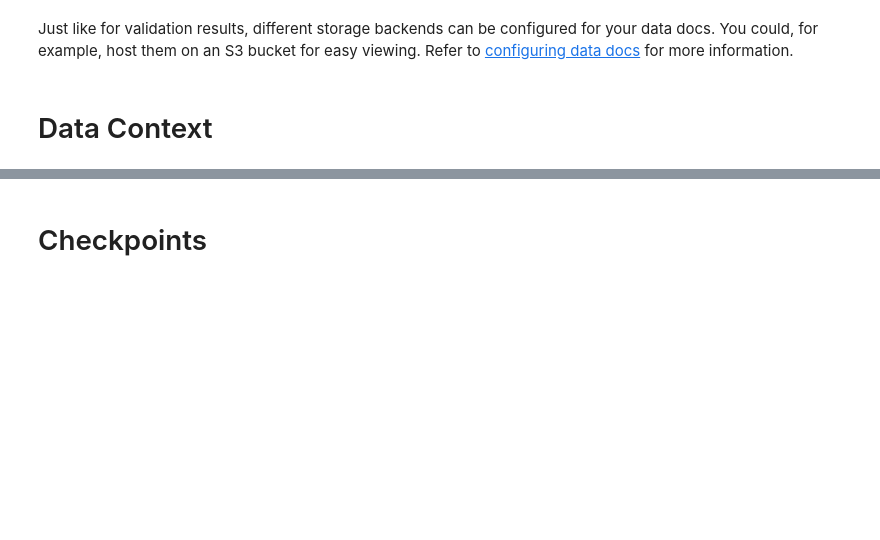
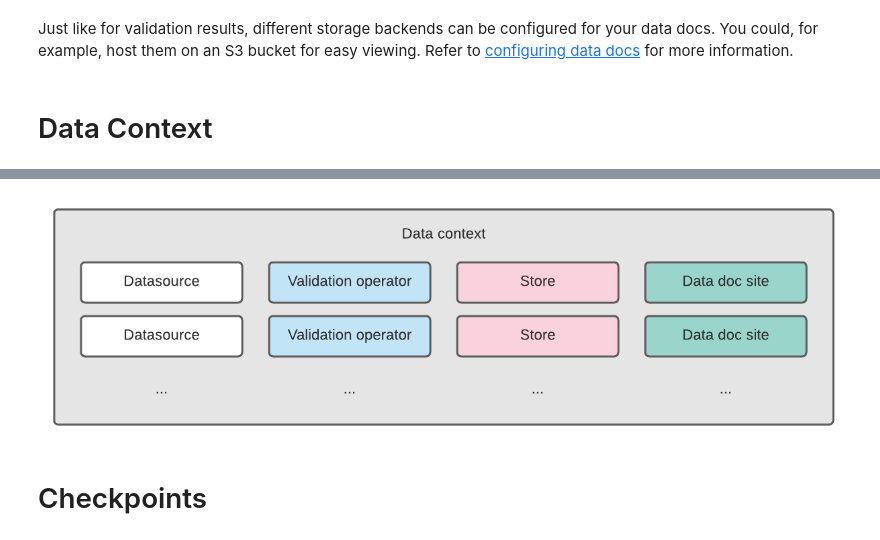
Before and after one commit to datarootsio/tutorial-great-expectations, a Jupyter notebook: tutorial-great_expectations.ipynb, the cells around one changed output, grey strips where cells are left out. Drawn from its saved outputs; the diff is of its cells as text; code cells hidden in the pictures; blank space fills up the shorter version.

```diff
--- a/tutorial-great_expectations.ipynb
+++ b/tutorial-great_expectations.ipynb
@@ -419,3 +422,8 @@ The diagram below shows a conceptual representation of a data context.
+# %%
+from IPython import display
+display.Image("figures/data_context.png")
+# %% [output]
+[figure, added]
 # %% [markdown]
 # Checkpoints
 # %% [markdown]
```
Also changed, not shown: parts of 11 cells of this notebook.
